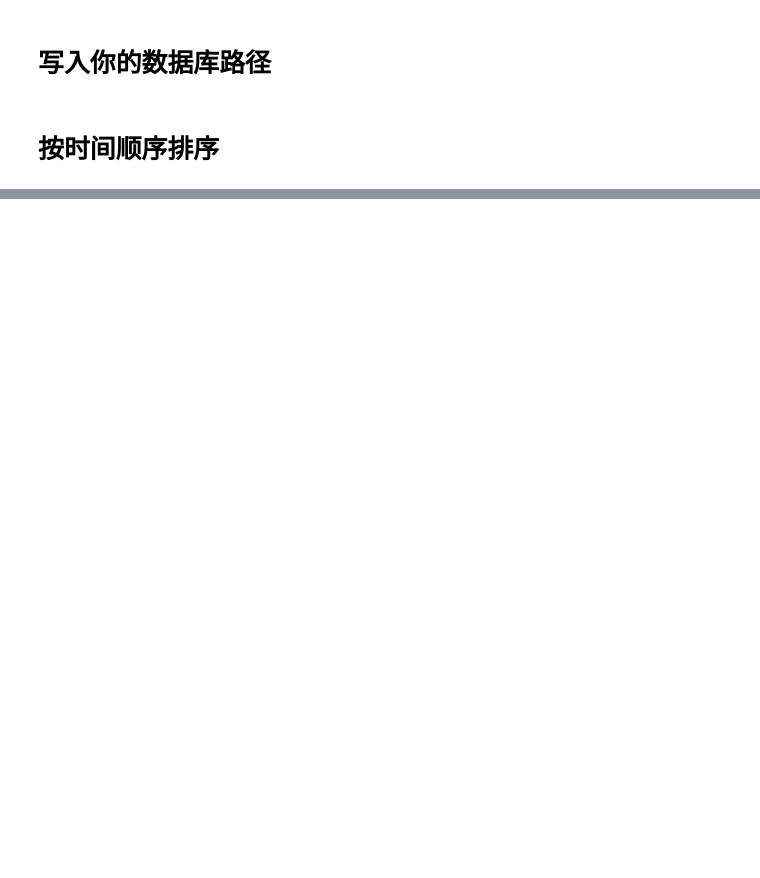
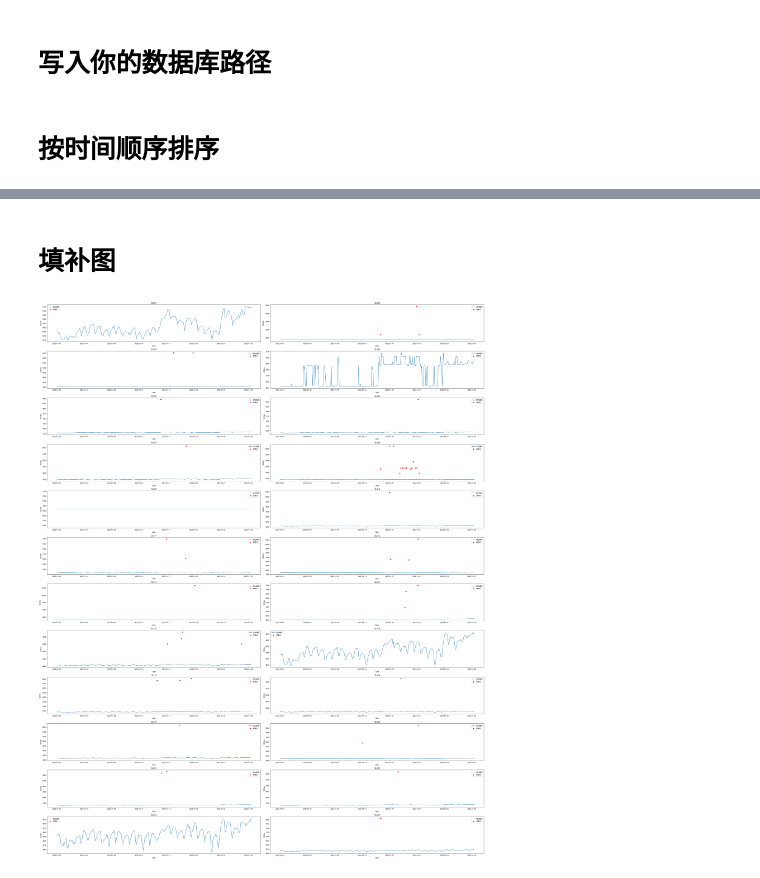
Before and after one commit to Yanzeyi/Hb_bridge, a Jupyter notebook: test.ipynb, the cells around one changed output, grey strips where cells are left out. Saved outputs shown, nothing was run; the diff lists cells and outputs as text; code cells hidden in the pictures; blank space fills up the shorter version.

```diff
--- a/test.ipynb
+++ b/test.ipynb
@@ -61,0 +103,32 @@ plt.show()
+# %% [markdown]
+# 填补图
+# %%
+from matplotlib.font_manager import FontProperties #字体管理器
+font = FontProperties(fname=r"c:\windows\fonts\simsun.ttc", size=15)
+
+fg = plt.figure(figsize = (40, 50))
+for i in range(1, 25, 1):
+    sensor_id = "SLS" + "0" + str(i) if i < 10 else "SLS" + str(i)
+
+    SLData_list = dl.SLData_dict[sensor_id]
+    SLMdate_list = dl.SLMdata_dict[sensor_id]
+
+    error_index_list = ts.three_sigma_(SLData_list)
+    new_SLDate_list = fill_point(SLData_list, error_index_list)
+#     plot_index = int(str(122) + str(i))
+    ax = fg.add_subplot(12,2,i)
+    ax.plot(SLMdate_list, new_SLDate_list, label = "索力曲线")
+    ax.set_xlabel("Date")
+    ax.set_ylabel("SLDate")
+    ax.set_title(sensor_id)
+    plt.rcParams['font.sans-serif'] = ['Microsoft YaHei']
+    error_data_date = []
+    error_data = []
+    for error_index in error_index_list:
+        error_data_date.append(SLMdate_list[error_index])
+        error_data.append(SLData_list[error_index])
+    ax.scatter(error_data_date, error_data, c = "r", label = "异常点")
+    ax.legend()
+fg.tight_layout()
+# %% [output]
+[figure, added]
```
Also changed, not shown: parts of 13 cells of this notebook, 2 other files.
